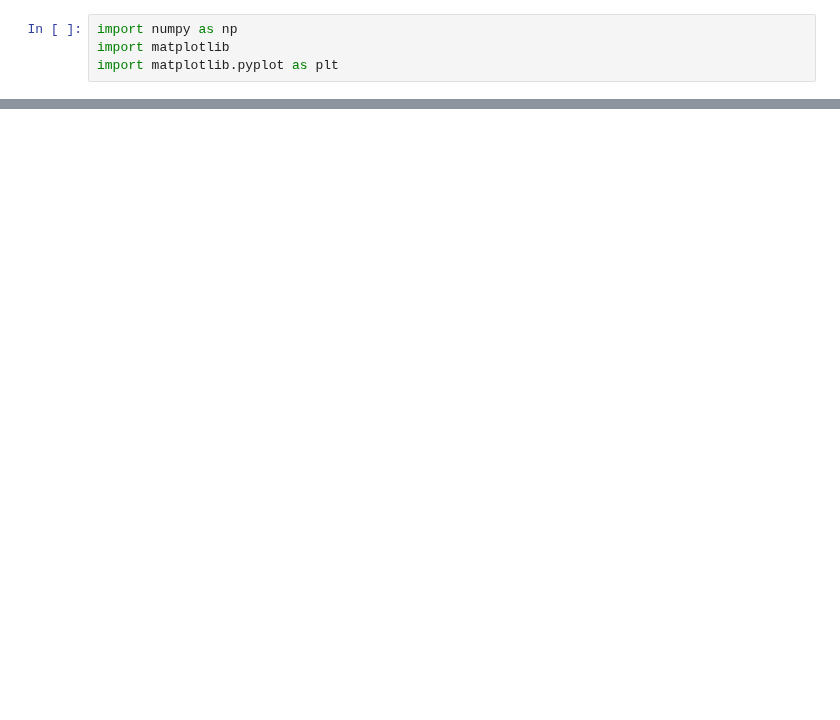
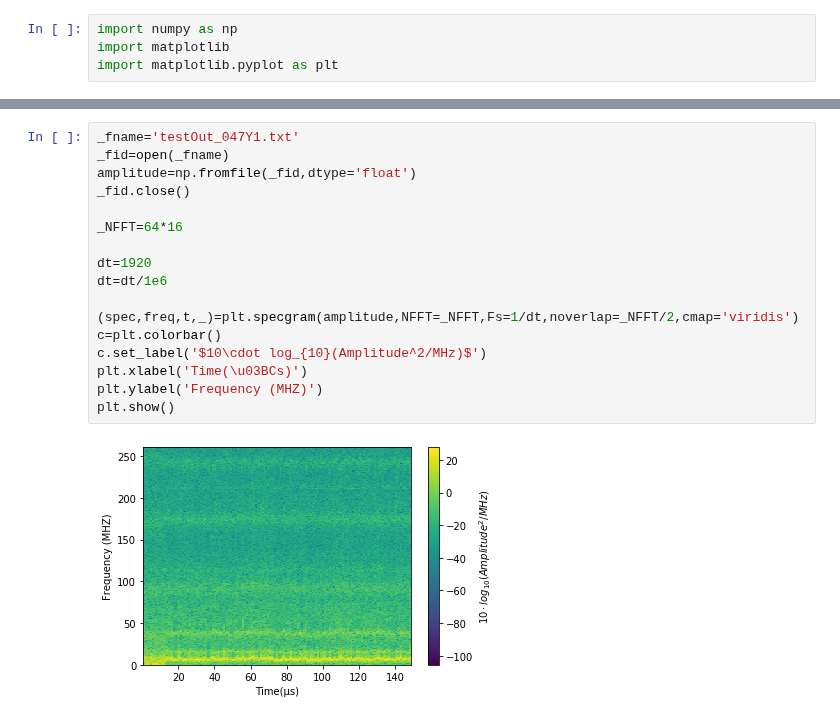
Before and after one commit to arthurbarnard/1D-string-simulations, a Jupyter notebook: CNT simulation viewer.ipynb, the cells around one changed output, grey strips where cells are left out. Cells and saved outputs as stored; diff of their text form; blank space fills up the shorter version.

```diff
--- a/CNT simulation viewer.ipynb
+++ b/CNT simulation viewer.ipynb
@@ -58,0 +58,19 @@ plt.show()
+# %%
+_fname='testOut_047Y1.txt'
+_fid=open(_fname)
+amplitude=np.fromfile(_fid,dtype='float')
+_fid.close()
+
+_NFFT=64*16
+
+dt=1920
+dt=dt/1e6
+
+(spec,freq,t,_)=plt.specgram(amplitude,NFFT=_NFFT,Fs=1/dt,noverlap=_NFFT/2,cmap='viridis')
+c=plt.colorbar()
+c.set_label('$10\cdot log_{10}(Amplitude^2/MHz)$')
+plt.xlabel('Time(\u03BCs)')
+plt.ylabel('Frequency (MHZ)')
+plt.show()
+# %% [output]
+[figure, added]
```
Also changed, not shown: parts of 5 cells of this notebook.
